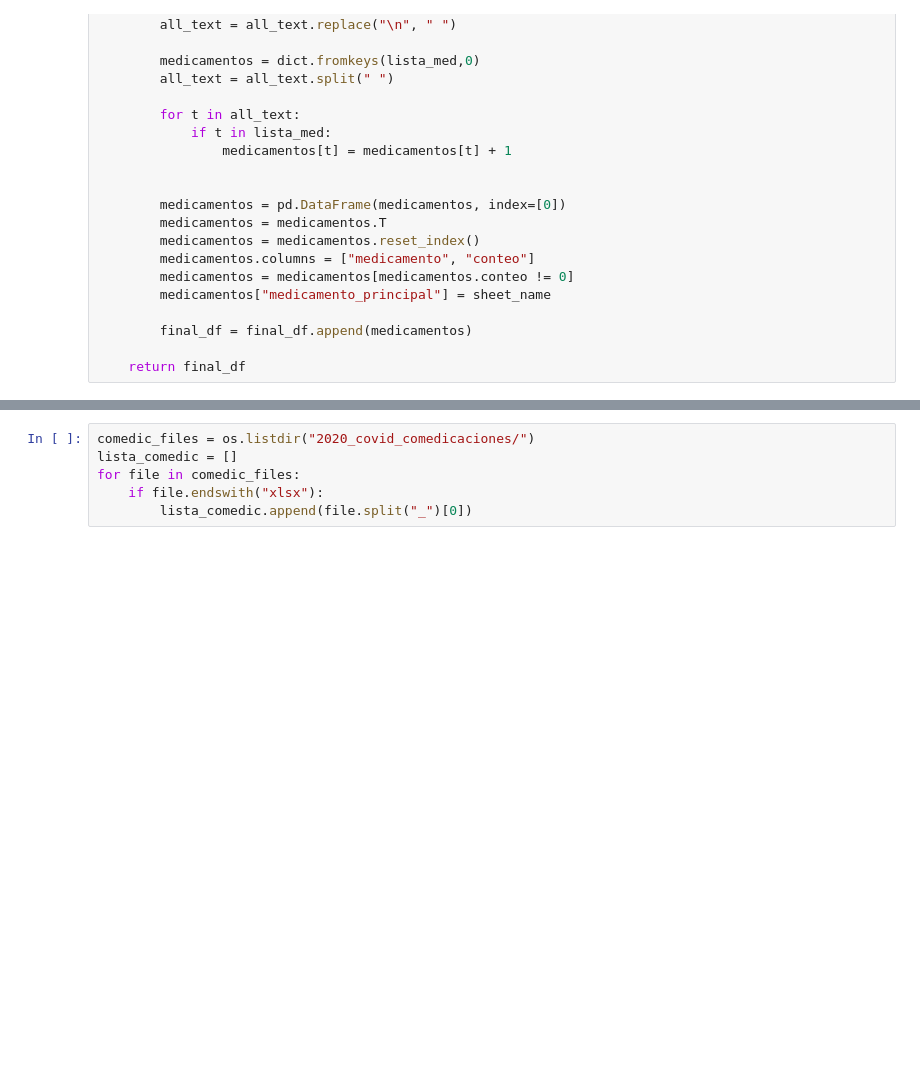
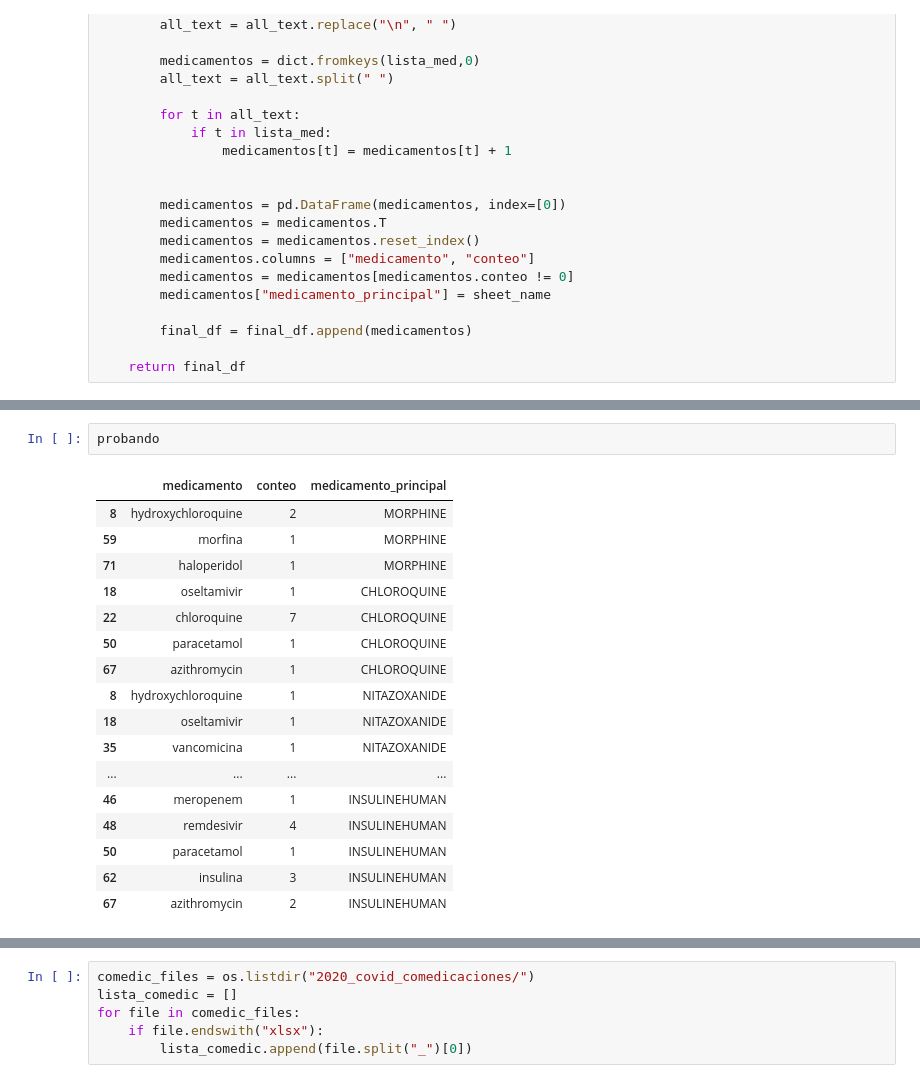
Before and after one commit to andreaanayasz/descriptive_analysis_covid19, a Jupyter notebook: COVID_Insights.ipynb, the cells around one changed output, grey strips where cells are left out. Cells and saved outputs as stored; diff of their text form; blank space fills up the shorter version.

```diff
--- a/COVID_Insights.ipynb
+++ b/COVID_Insights.ipynb
@@ -302,3 +312,23 @@ probando = get_comedicaciones_v2("fds")
+# %%
+probando
+# %% [output]
+|  | medicamento | conteo | medicamento_principal |
+| 8 | hydroxychloroquine | 2 | MORPHINE |
+| 59 | morfina | 1 | MORPHINE |
+| 71 | haloperidol | 1 | MORPHINE |
+| 18 | oseltamivir | 1 | CHLOROQUINE |
+| 22 | chloroquine | 7 | CHLOROQUINE |
+| 50 | paracetamol | 1 | CHLOROQUINE |
+| 67 | azithromycin | 1 | CHLOROQUINE |
+| 8 | hydroxychloroquine | 1 | NITAZOXANIDE |
+| 18 | oseltamivir | 1 | NITAZOXANIDE |
+| 35 | vancomicina | 1 | NITAZOXANIDE |
+| ... | ... | ... | ... |
+| 46 | meropenem | 1 | INSULINEHUMAN |
+| 48 | remdesivir | 4 | INSULINEHUMAN |
+| 50 | paracetamol | 1 | INSULINEHUMAN |
+| 62 | insulina | 3 | INSULINEHUMAN |
+| 67 | azithromycin | 2 | INSULINEHUMAN |
 # %%
 probando.medicamento_principal.unique().shape
 # %% [output]
```
Also changed, not shown: parts of 22 cells of this notebook.
